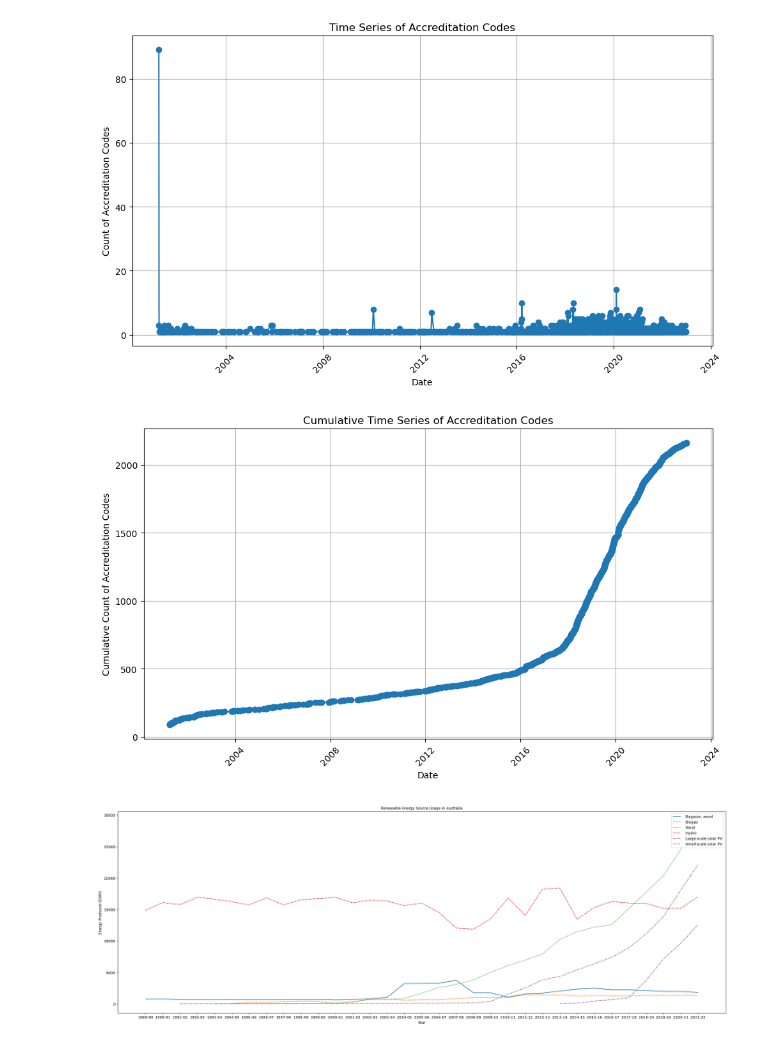
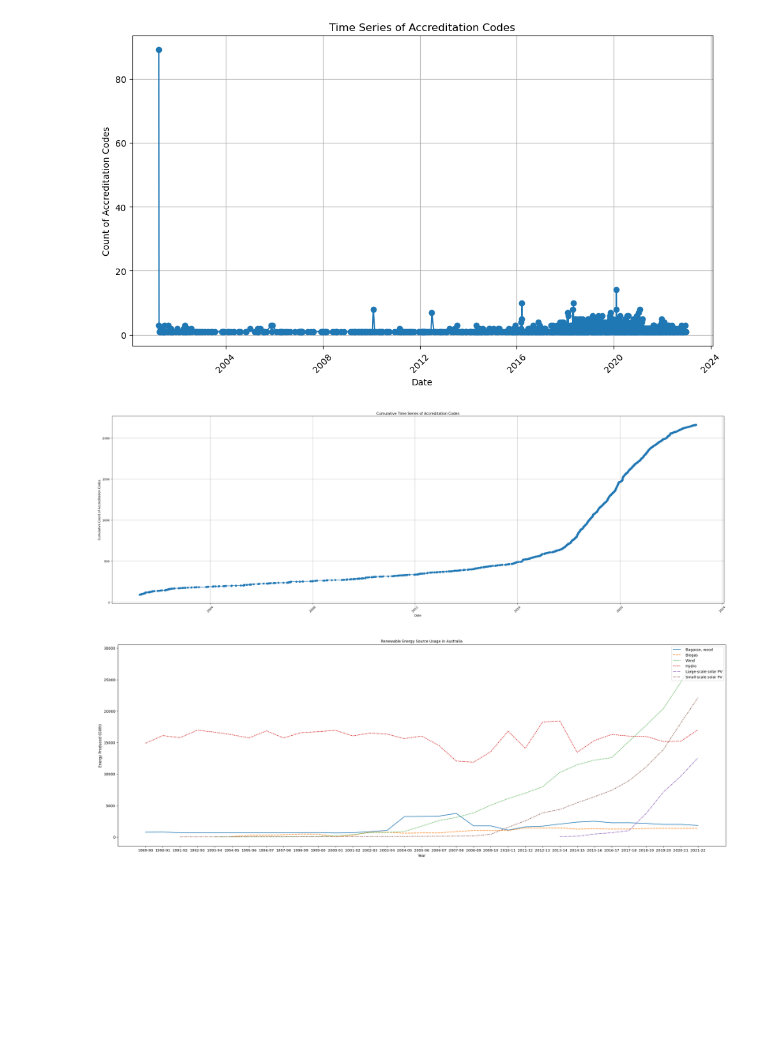
Before and after one commit to elenajusto/australian-energy-market, a Jupyter notebook: HisotricalStationExploration.ipynb, the cells around one changed output. Drawn from its saved outputs; the diff is of its cells as text; code cells hidden in the pictures; blank space fills up the shorter version.

```diff
--- a/HisotricalStationExploration.ipynb
+++ b/HisotricalStationExploration.ipynb
@@ -127,22 +127,22 @@ plt.show()
 # %%
 # Lets visualise the cumulative count of this time series data
 
 # Get cumulative counts
 cumulative_counts = date_counts.cumsum()
 
 # Plotting
-plt.figure(figsize=(10, 6))
+plt.figure(figsize=(30, 10))
 plt.plot(cumulative_counts.index, cumulative_counts.values, marker='o')
 plt.title('Cumulative Time Series of Accreditation Codes')
 plt.xlabel('Date')
 plt.ylabel('Cumulative Count of Accreditation Codes')
 plt.grid(True)
 plt.xticks(rotation=45)  # Rotating x-axis labels for better readability
 plt.tight_layout()  # Adjust the plot to ensure everything fits without overlapping
 
 plt.show()
 # %% [output]
-[figure, old version]
+[figure, new version]
 # %%
 # Below is the amount of energy produced by year from renewable energy sources
 # Lets see if there is a relationship between RET accredited pwoer stations and the growth of energy production from renewable sources
```
Also changed, not shown: parts of 3 cells of this notebook.
